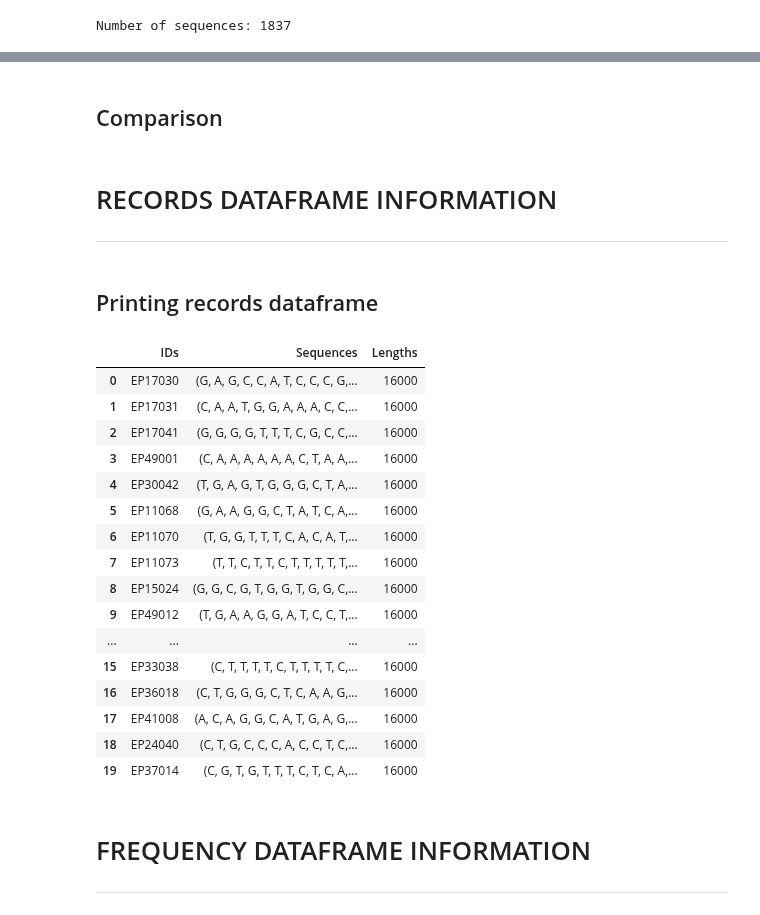
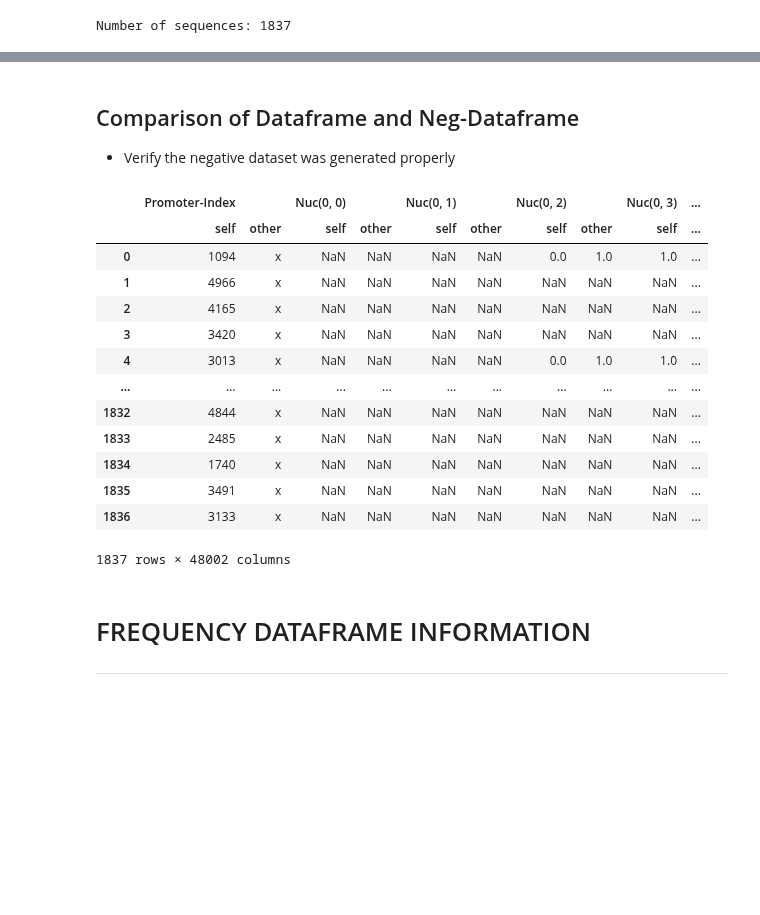
Before and after one commit to Donovanphenry/Hide_And_Seq, a Jupyter notebook: Hide_And_Seq.ipynb, the cells around one changed output, grey strips where cells are left out. Drawn from its saved outputs; the diff is of its cells as text; code cells hidden in the pictures; blank space fills up the shorter version.

```diff
--- a/Hide_And_Seq.ipynb
+++ b/Hide_And_Seq.ipynb
@@ -243,2 +261,0 @@ neg_dna_df.head(n = 20)
-# %% [markdown]
-## Comparison
@@ -247,29 +262,24 @@ dna_df.compare(neg_dna_df)
-# %% [markdown]
-# RECORDS DATAFRAME INFORMATION
-
----
-# %% [markdown]
-## Printing records dataframe
-# %%
-records_df.head(n=20)
-# %% [output]
-|  | IDs | Sequences | Lengths |
-| 0 | EP17030 | (G, A, G, C, C, A, T, C, C, C, G,... | 16000 |
-| 1 | EP17031 | (C, A, A, T, G, G, A, A, A, C, C,... | 16000 |
-| 2 | EP17041 | (G, G, G, G, T, T, T, C, G, C, C,... | 16000 |
-| 3 | EP49001 | (C, A, A, A, A, A, A, C, T, A, A,... | 16000 |
-| 4 | EP30042 | (T, G, A, G, T, G, G, G, C, T, A,... | 16000 |
-| 5 | EP11068 | (G, A, A, G, G, C, T, A, T, C, A,... | 16000 |
-| 6 | EP11070 | (T, G, G, T, T, T, C, A, C, A, T,... | 16000 |
-| 7 | EP11073 | (T, T, C, T, T, C, T, T, T, T, T,... | 16000 |
-| 8 | EP15024 | (G, G, C, G, T, G, G, T, G, G, C,... | 16000 |
-| 9 | EP49012 | (T, G, A, A, G, G, A, T, C, C, T,... | 16000 |
-| ... | ... | ... | ... |
-| 15 | EP33038 | (C, T, T, T, T, C, T, T, T, T, C,... | 16000 |
-| 16 | EP36018 | (C, T, G, G, G, C, T, C, A, A, G,... | 16000 |
-| 17 | EP41008 | (A, C, A, G, G, C, A, T, G, A, G,... | 16000 |
-| 18 | EP24040 | (C, T, G, C, C, C, A, C, C, T, C,... | 16000 |
-| 19 | EP37014 | (C, G, T, G, T, T, T, C, T, C, A,... | 16000 |
+# %% [markdown]
+## Comparison of Dataframe and Neg-Dataframe
+* Verify the negative dataset was generated properly
+# %%
+neg_dna_df = neg_dna_df.rename(columns={'X':'Promoter-Index'})
+dna_df.compare(neg_dna_df)
+# %% [output]
+|  | Promoter-Index |  | Nuc(0, 0) |  | Nuc(0, 1) |  | Nuc(0, 2) |  | Nuc(0, 3) | ... |
+|  | self | other | self | other | self | other | self | other | self | ... |
+| 0 | 1094 | x | NaN | NaN | NaN | NaN | 0.0 | 1.0 | 1.0 | ... |
+| 1 | 4966 | x | NaN | NaN | NaN | NaN | NaN | NaN | NaN | ... |
+| 2 | 4165 | x | NaN | NaN | NaN | NaN | NaN | NaN | NaN | ... |
+| 3 | 3420 | x | NaN | NaN | NaN | NaN | NaN | NaN | NaN | ... |
+| 4 | 3013 | x | NaN | NaN | NaN | NaN | 0.0 | 1.0 | 1.0 | ... |
+| ... | ... | ... | ... | ... | ... | ... | ... | ... | ... | ... |
+| 1832 | 4844 | x | NaN | NaN | NaN | NaN | NaN | NaN | NaN | ... |
+| 1833 | 2485 | x | NaN | NaN | NaN | NaN | NaN | NaN | NaN | ... |
+| 1834 | 1740 | x | NaN | NaN | NaN | NaN | NaN | NaN | NaN | ... |
+| 1835 | 3491 | x | NaN | NaN | NaN | NaN | NaN | NaN | NaN | ... |
+| 1836 | 3133 | x | NaN | NaN | NaN | NaN | NaN | NaN | NaN | ... |
+1837 rows × 48002 columns
 # %% [markdown]
 # FREQUENCY DATAFRAME INFORMATION
 
```
Also changed, not shown: parts of 31 cells of this notebook.
